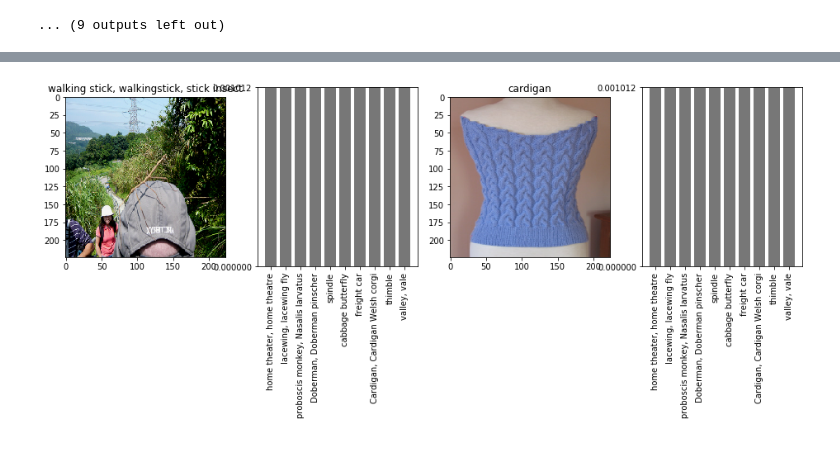
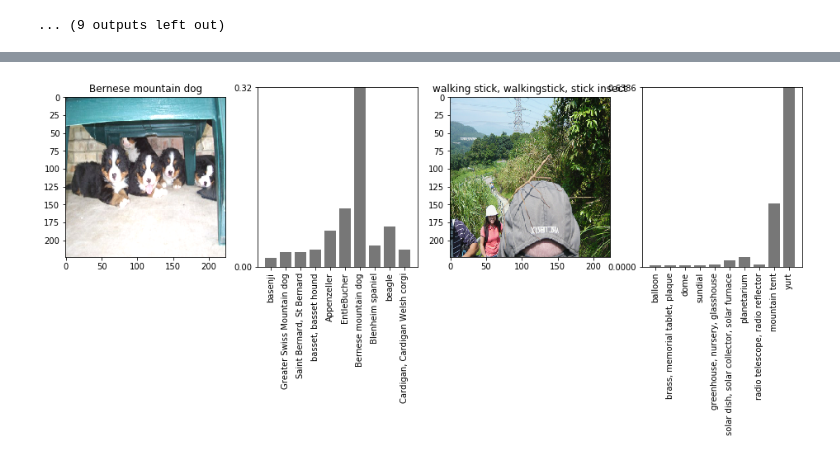
Before and after one commit to georgepachitariu/ml-practice, a Jupyter notebook: AlexNet/Display top-k predictions.ipynb, the cells around one changed output, grey strips where cells are left out. Saved outputs shown, nothing was run; the diff lists cells and outputs as text; code cells hidden in the pictures.

Commit message:
Using a trained model for predicting training images seems to start working

```diff
--- a/AlexNet/Display top-k predictions.ipynb
+++ b/AlexNet/Display top-k predictions.ipynb
@@ -33,6 +33,6 @@ WARNING:tensorflow:Unresolved object in checkpoint: (root).optimizer.iter
 ... (9 outputs left out)
 # %%
 # 2. Using a trained model
-trained_model = network.load_model()
+network.load_model()
 utils.display_images_with_predictions(network.train_augmented_gen, network)
 # %% [output]
@@ -39 +49 @@ utils.display_images_with_predictions(network.train_augmented_gen, network)
-[figure, old version]
+[figure, new version]
```
Also changed, not shown: parts of 2 cells of this notebook.
